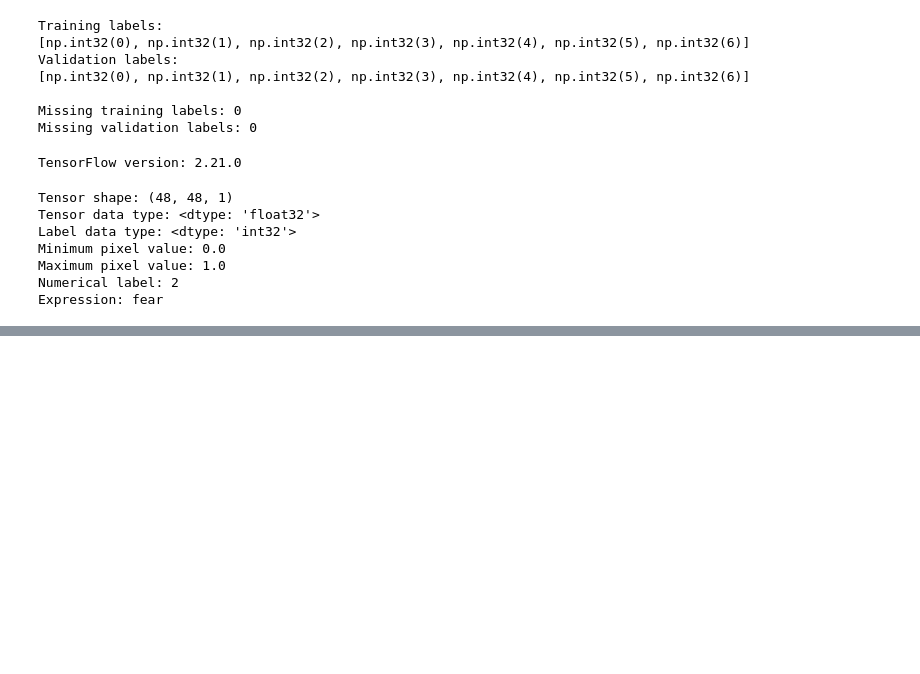
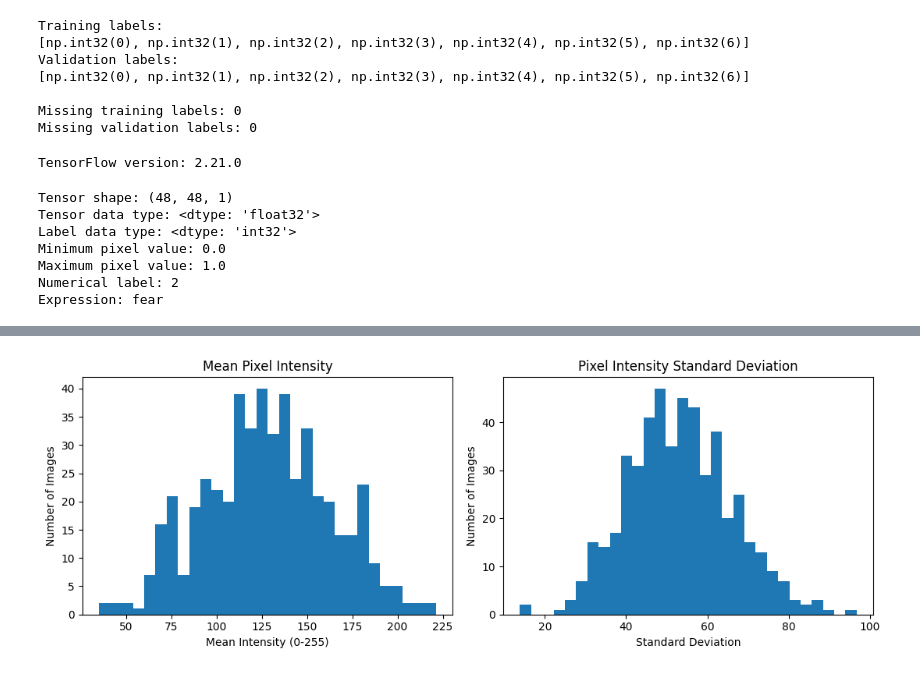
Before and after one commit to chtzortzi-alt/Tzortzi_Facial_Expressions, a Jupyter notebook: Tzortzi_Imaging_Dataset.ipynb, the cells around one changed output, grey strips where cells are left out. Cells and saved outputs as stored; diff of their text form; code cells hidden in the pictures; blank space fills up the shorter version.

```diff
--- a/Tzortzi_Imaging_Dataset.ipynb
+++ b/Tzortzi_Imaging_Dataset.ipynb
@@ -472,3 +470,23 @@ Minimum pixel value: 0.0
 Maximum pixel value: 1.0
 Numerical label: 2
 Expression: fear
+# %%
+combined_df = pd.concat(
+    [train_df, val_df],
+    ignore_index = True
+)
+
+missing_files = []
+mismatched_labels = []
+
+for _, row in combined_df.iterrows():
+  image_path = dataset_path / row["file_path"]
+  if not image_path.is_file():
+    missing_files.append(row["file_path"])
+  if image_path.parent.name != row["expression"]:
+    mismatched_labels.append(row["file_path"])
+
+print("Missing files:", len(missing_files))
+print("Mismatched labels", len(mismatched_labels))
+print("Total records:", len(combined_df))
+print("Unique paths:", combined_df["file_path"].nunique())
@@ -474,0 +558,35 @@ Expression: fear
+# %%
+import numpy as np
+import matplotlib.pyplot as plt
+from PIL import Image
+
+sample_df = train_df.sample(n=500, random_state=42)
+
+mean_intensities = []
+std_intensities = []
+
+for relative_path in sample_df["file_path"]:
+  image_path = dataset_path / relative_path
+
+  with Image.open(image_path) as img:
+    pixels = np.array(img, dtype = np.float32)
+
+  mean_intensities.append(pixels.mean())
+  std_intensities.append(pixels.std())
+
+fig, axes = plt.subplots(1, 2, figsize=(11, 4))
+
+axes[0].hist(mean_intensities, bins=30)
+axes[0].set_title("Mean Pixel Intensity")
+axes[0].set_xlabel("Mean Intensity (0-255)")
+axes[0].set_ylabel("Number of Images")
+
+axes[1].hist(std_intensities, bins=30)
+axes[1].set_title("Pixel Intensity Standard Deviation")
+axes[1].set_xlabel("Standard Deviation")
+axes[1].set_ylabel("Number of Images")
+
+plt.tight_layout()
+plt.show()
+# %% [output]
+[figure, added]
```
Also changed, not shown: parts of 3 cells of this notebook.
